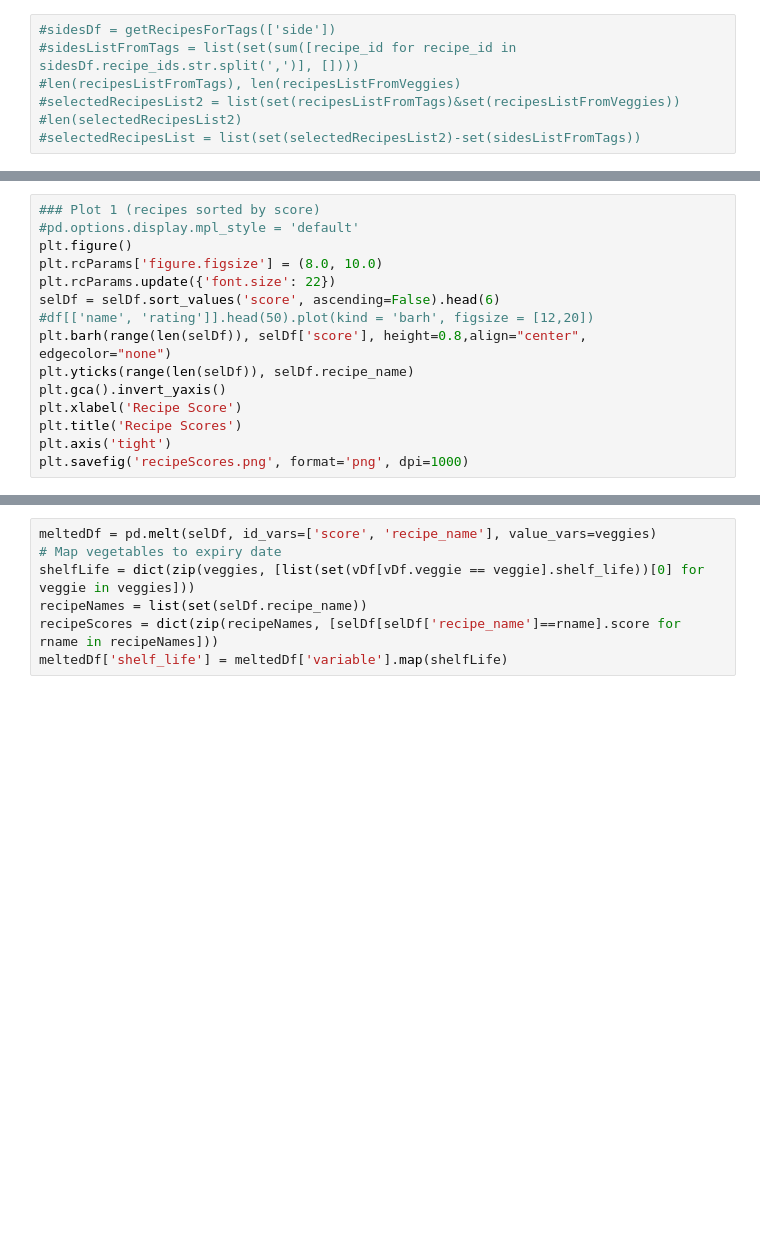
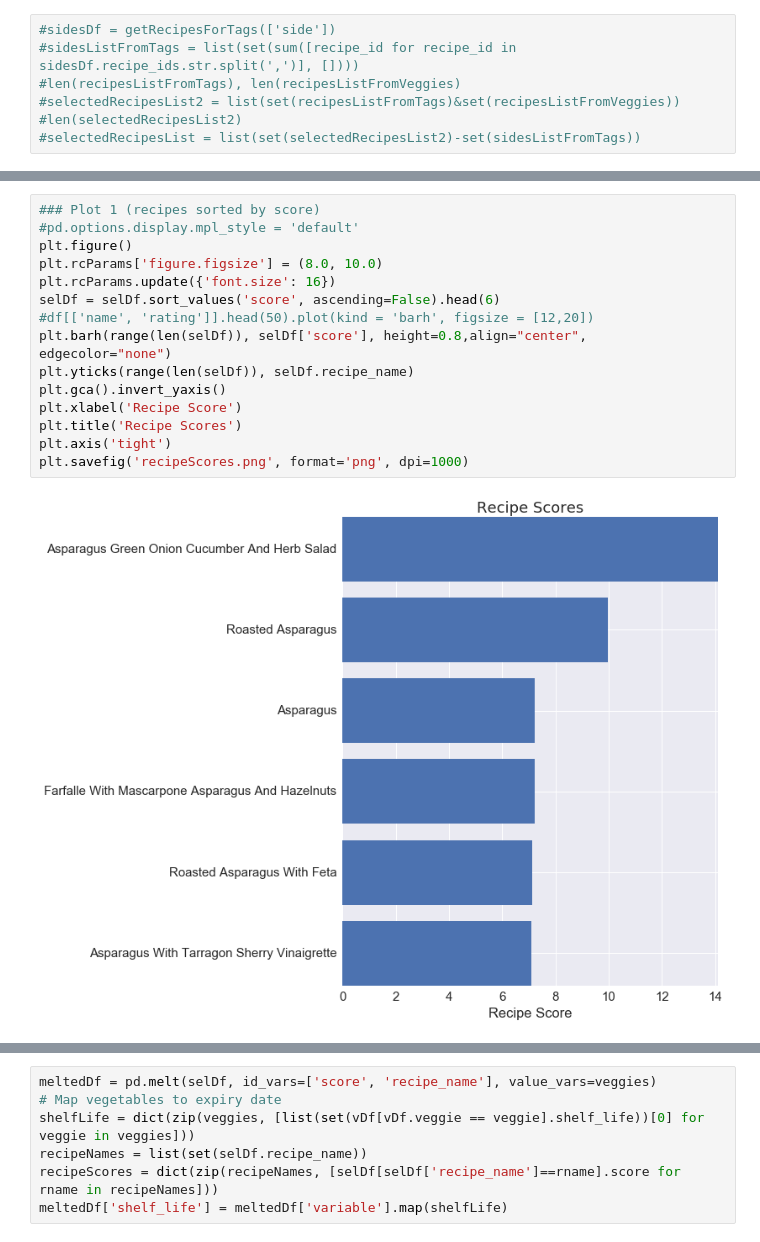
Before and after one commit to swethasubramanian/recipeApp, a Jupyter notebook: notebooks/OptimizationAlgorithm.ipynb, the cells around one changed output, grey strips where cells are left out. Saved outputs shown, nothing was run; the diff lists cells and outputs as text; blank space fills up the shorter version.

```diff
--- a/notebooks/OptimizationAlgorithm.ipynb
+++ b/notebooks/OptimizationAlgorithm.ipynb
@@ -177,15 +211,17 @@ selDf['num_servings'].astype(float)
 # %%
 ### Plot 1 (recipes sorted by score)
 #pd.options.display.mpl_style = 'default'
 plt.figure()
 plt.rcParams['figure.figsize'] = (8.0, 10.0)
-plt.rcParams.update({'font.size': 22})
+plt.rcParams.update({'font.size': 16})
 selDf = selDf.sort_values('score', ascending=False).head(6)
 #df[['name', 'rating']].head(50).plot(kind = 'barh', figsize = [12,20])
 plt.barh(range(len(selDf)), selDf['score'], height=0.8,align="center", edgecolor="none")
 plt.yticks(range(len(selDf)), selDf.recipe_name)
 plt.gca().invert_yaxis()
 plt.xlabel('Recipe Score')
 plt.title('Recipe Scores')
 plt.axis('tight')
 plt.savefig('recipeScores.png', format='png', dpi=1000)
+# %% [output]
+[figure, added]
```
Also changed, not shown: parts of 15 cells of this notebook, 3 other files.
